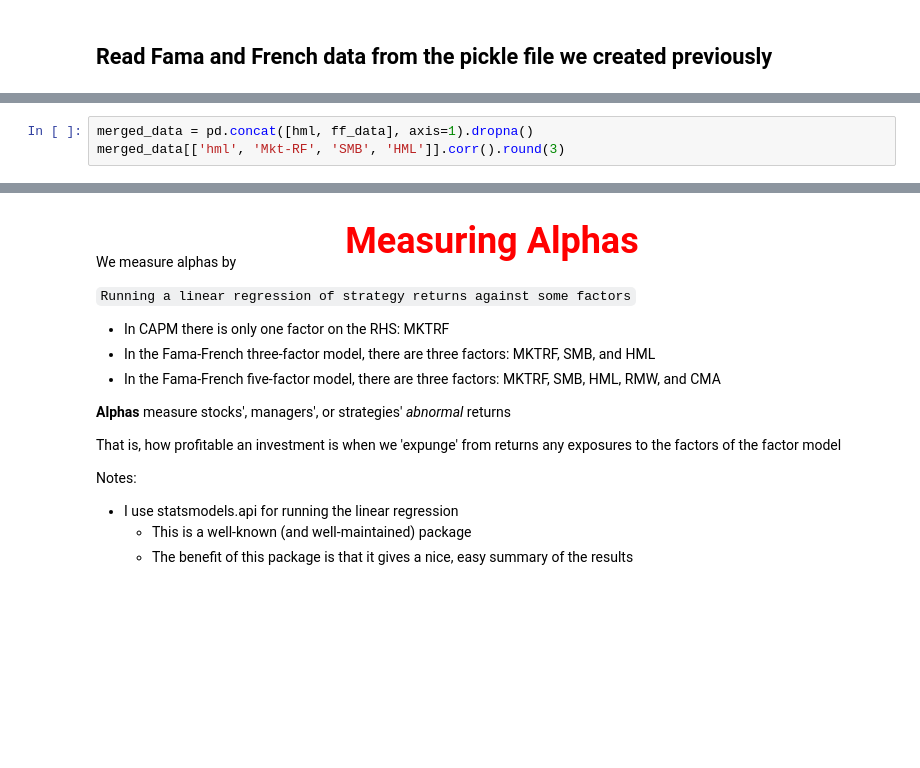
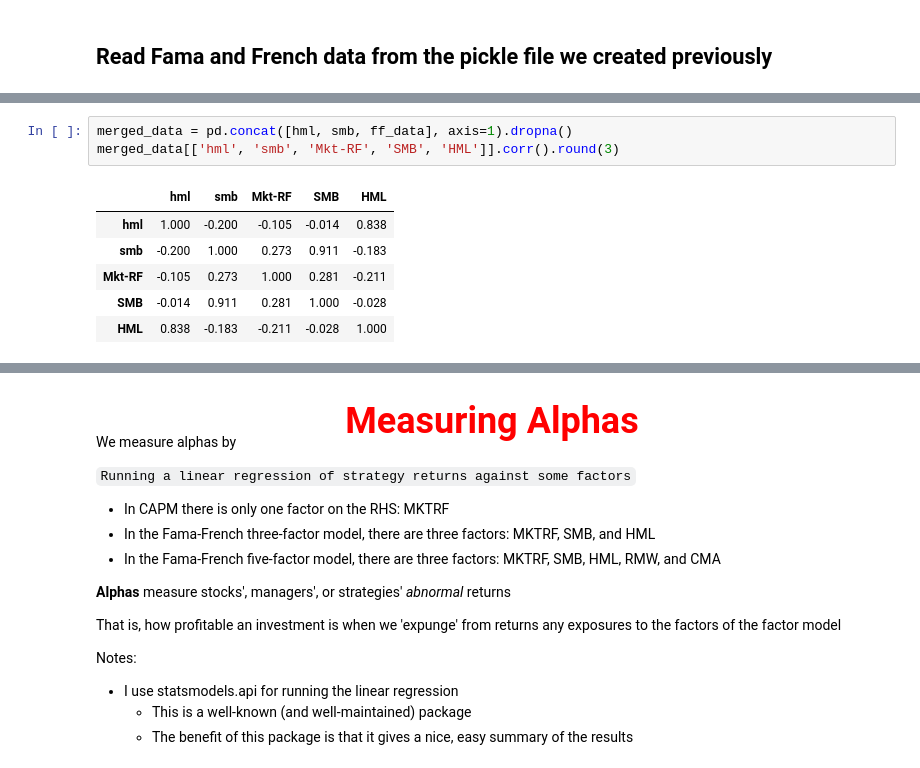
Before and after one commit to jlinnain/tuck_qip, a Jupyter notebook: Lectures/Topic4_Factors_and_Alphas.ipynb, the cells around one changed output, grey strips where cells are left out. Saved outputs shown, nothing was run; the diff lists cells and outputs as text; blank space fills up the shorter version.

```diff
--- a/Lectures/Topic4_Factors_and_Alphas.ipynb
+++ b/Lectures/Topic4_Factors_and_Alphas.ipynb
@@ -309,6 +424,13 @@ ff_data.tail()
 # %%
-merged_data = pd.concat([hml, ff_data], axis=1).dropna()
-merged_data[['hml', 'Mkt-RF', 'SMB', 'HML']].corr().round(3)
+merged_data = pd.concat([hml, smb, ff_data], axis=1).dropna()
+merged_data[['hml', 'smb', 'Mkt-RF', 'SMB', 'HML']].corr().round(3)
+# %% [output]
+|  | hml | smb | Mkt-RF | SMB | HML |
+| hml | 1.000 | -0.200 | -0.105 | -0.014 | 0.838 |
+| smb | -0.200 | 1.000 | 0.273 | 0.911 | -0.183 |
+| Mkt-RF | -0.105 | 0.273 | 1.000 | 0.281 | -0.211 |
+| SMB | -0.014 | 0.911 | 0.281 | 1.000 | -0.028 |
+| HML | 0.838 | -0.183 | -0.211 | -0.028 | 1.000 |
 # %% [markdown]
 <br>
 <div style="text-align: center; font-family: 'Georgia', sans-serif; font-size: 36px; font-weight: bold; color: red;">
```
Also changed, not shown: parts of 17 cells of this notebook.
